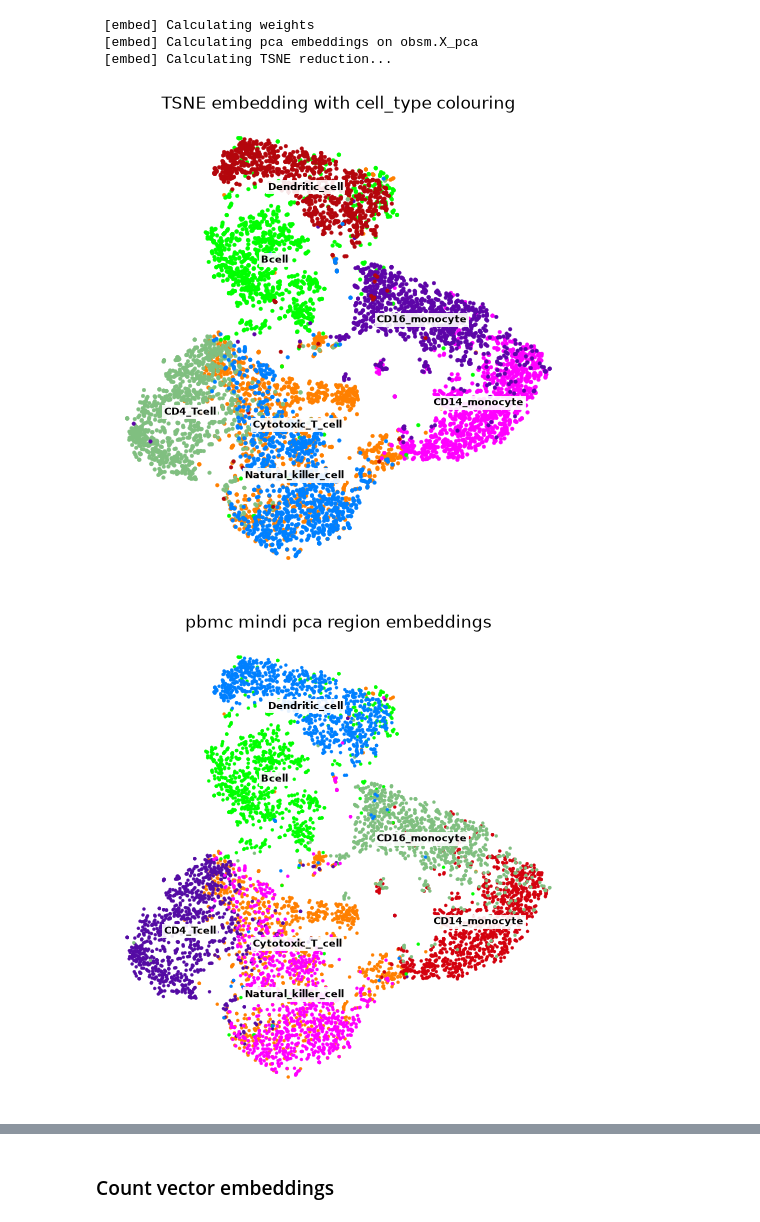
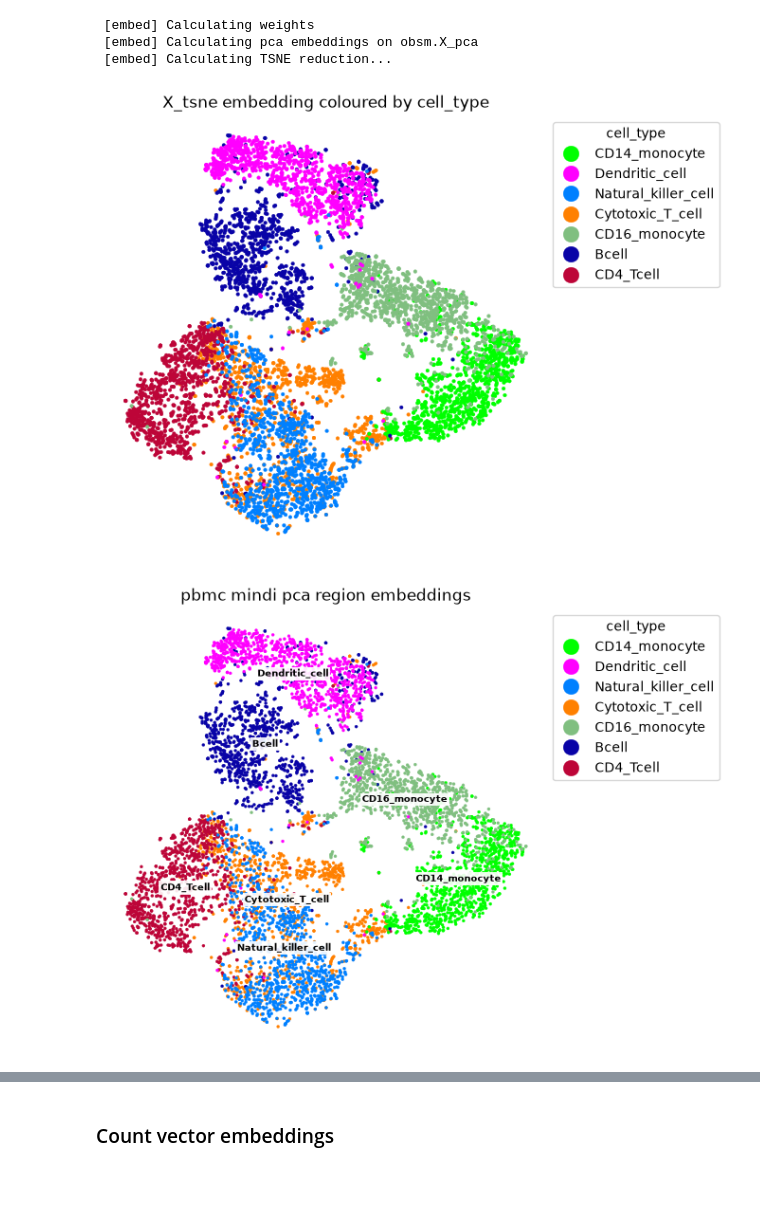
Before and after one commit to aertslab/TF-MInDi, a Jupyter notebook: docs/notebooks/04_region_embeddings.ipynb, the cells around one changed output, grey strips where cells are left out. Drawn from its saved outputs; the diff is of its cells as text; code cells hidden in the pictures; blank space fills up the shorter version.

Commit message:
optimal clustering returns metadata + tsne fixes

```diff
--- a/docs/notebooks/04_region_embeddings.ipynb
+++ b/docs/notebooks/04_region_embeddings.ipynb
@@ -9,7 +9,8 @@ Required:
 # %%
 import tfmindi as tm
 # %%
-seqlet_adata = tm.load_h5ad("path/to/pbmc.h5ad")
+# seqlet_adata = tm.load_h5ad("path/to/pbmc.h5ad")
+seqlet_adata = tm.load_h5ad('/data/groups/vib.ai/stein.aerts/sdewin/PhD/papers/TF_MINDI/tfbs_atlas/total_annotated/pbmc.h5ad')
 # %% [markdown]
 attribution, cell type and annotation column:
 # %%
@@ -30,11 +31,11 @@ region_adata = tm.tl.embed_regions(seqlet_adata)
  [embed] Calculating pca embeddings on obsm.X_pca
  [embed] Calculating TSNE reduction...
 # %%
-palette = tm.pl.region_tsne(region_adata)
+palette = tm.pl.tsne(region_adata, color_by='cell_type')
 # %% [output]
-[figure, old version]
+[figure, new version]
 # %%
-_ = tm.pl.region_tsne(region_adata, obsm_key='TSNE', color_by='cell_type', title="pbmc mindi pca region embeddings",
+_ = tm.pl.tsne(region_adata, obsm_key='X_tsne', color_by='cell_type', title="pbmc mindi pca region embeddings",
                                     plot_legend=False, plot_labels=True, palette=palette, fig_edge=6, dot_size=5, clean=True)
 # %% [output]
-[figure, old version]
+[figure, new version]
```
Also changed, not shown: parts of 7 cells of this notebook, 1 other file.
